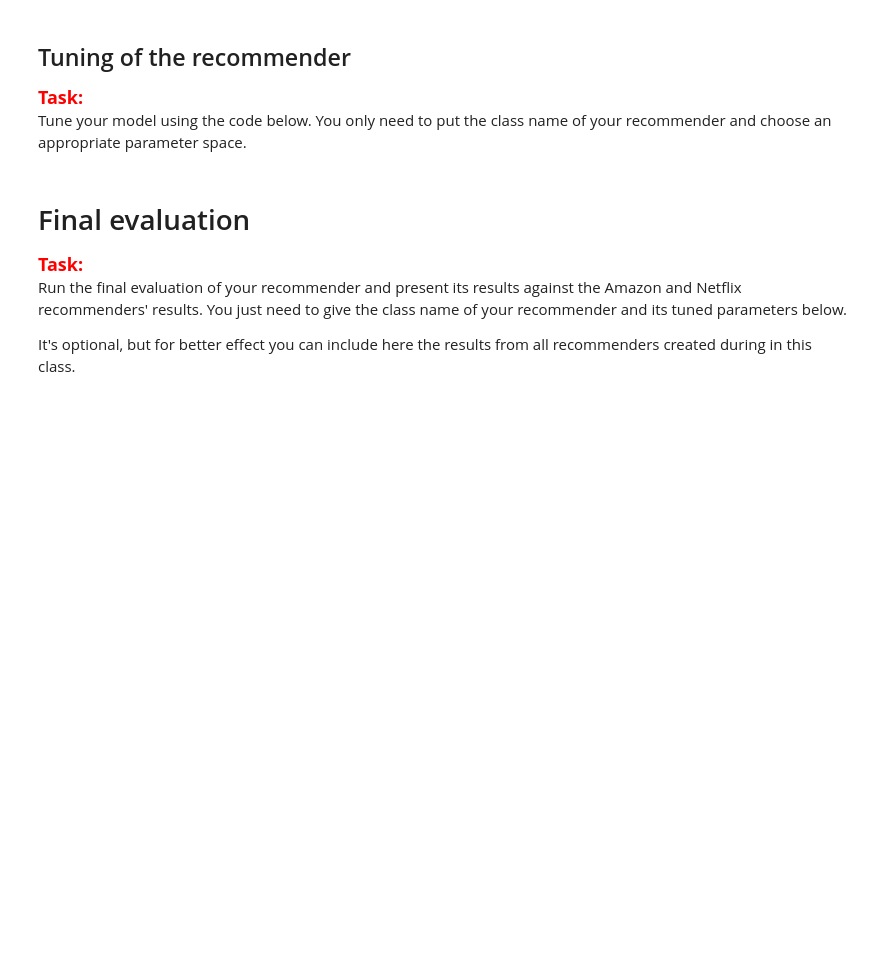
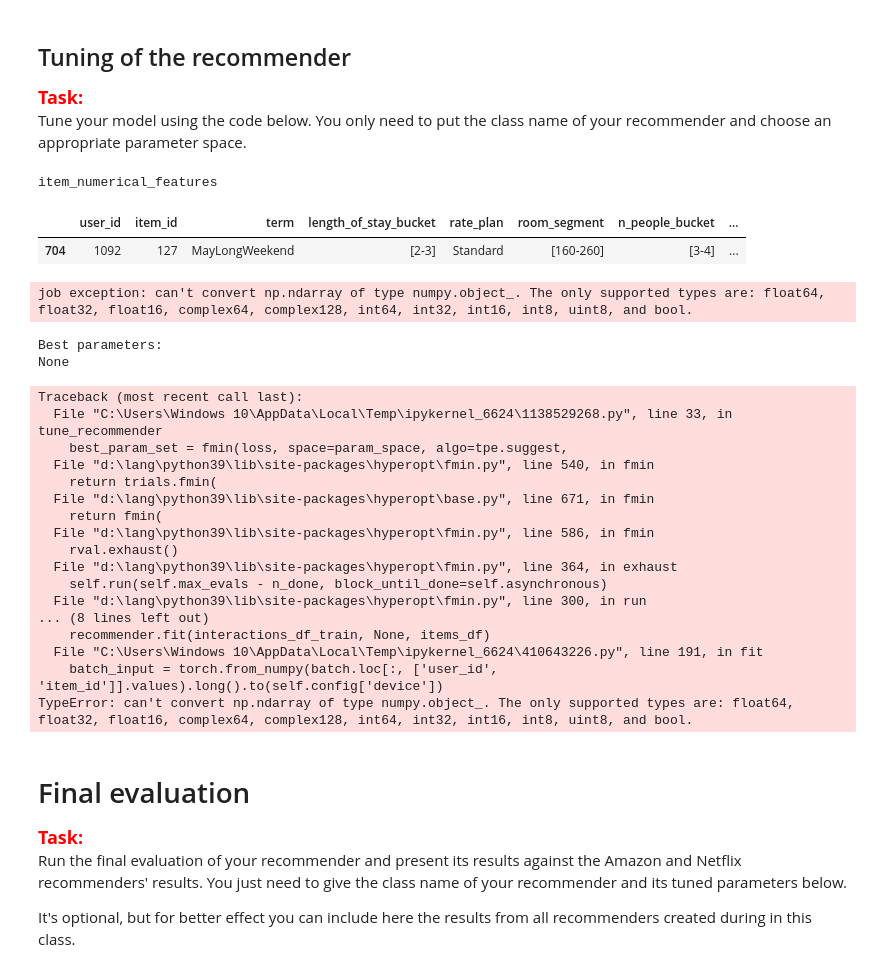
Before and after one commit to kabix09/NeuralNetworkHotelRecommender, a Jupyter notebook: project_2_recommender_and_evaluation.ipynb, the cells around one changed output. Saved outputs shown, nothing was run; the diff lists cells and outputs as text; code cells hidden in the pictures; blank space fills up the shorter version.

```diff
--- a/project_2_recommender_and_evaluation.ipynb
+++ b/project_2_recommender_and_evaluation.ipynb
@@ -1145,14 +1142,45 @@ def tune_recommender(recommender_class, interactions_df, items_df,
 Tune your model using the code below. You only need to put the class name of your recommender and choose an appropriate parameter space.
 # %%
 param_space = {
-    'n_neg_per_pos': hp.quniform('n_neg_per_pos', 1, 10, 1)
+    'n_neg_per_pos': hp.quniform('n_neg_per_pos', 1, 15, 3),
+    'params_config': {
+        'n_epochs': hp.quniform('n_epochs', 5, 30, 5),
+        'batch_size': hp.quniform('batch_size', 120, 300, 10),
+        'learning_rate': hp.quniform('learning_rate', 0.0001, 0.01, 0.0001)
+        #'n_neurons': hp.quniform('n_neurons', 50, 150, 10)
+    }
+
 }
 
 best_param_set = tune_recommender(NNRecommender, interactions_df, items_df,
                                   param_space, max_evals=10, show_progressbar=True, seed=seed)
 
 print("Best parameters:")
 print(best_param_set)
+# %% [output]
+item_numerical_features
+|  | user_id | item_id | term | length_of_stay_bucket | rate_plan | room_segment | n_people_bucket | ... |
+| 704 | 1092 | 127 | MayLongWeekend | [2-3] | Standard | [160-260] | [3-4] | ... |
+job exception: can't convert np.ndarray of type numpy.object_. The only supported types are: float64, float32, float16, complex64, complex128, int64, int32, int16, int8, uint8, and bool.
+Best parameters:
+None
+Traceback (most recent call last):
+  File "C:\Users\Windows 10\AppData\Local\Temp\ipykernel_6624\1138529268.py", line 33, in tune_recommender
+    best_param_set = fmin(loss, space=param_space, algo=tpe.suggest,
+  File "d:\lang\python39\lib\site-packages\hyperopt\fmin.py", line 540, in fmin
+    return trials.fmin(
+  File "d:\lang\python39\lib\site-packages\hyperopt\base.py", line 671, in fmin
+    return fmin(
+  File "d:\lang\python39\lib\site-packages\hyperopt\fmin.py", line 586, in fmin
+    rval.exhaust()
+  File "d:\lang\python39\lib\site-packages\hyperopt\fmin.py", line 364, in exhaust
+    self.run(self.max_evals - n_done, block_until_done=self.asynchronous)
+  File "d:\lang\python39\lib\site-packages\hyperopt\fmin.py", line 300, in run
+... (8 lines left out)
+    recommender.fit(interactions_df_train, None, items_df)
+  File "C:\Users\Windows 10\AppData\Local\Temp\ipykernel_6624\410643226.py", line 191, in fit
+    batch_input = torch.from_numpy(batch.loc[:, ['user_id', 'item_id']].values).long().to(self.config['device'])
+TypeError: can't convert np.ndarray of type numpy.object_. The only supported types are: float64, float32, float16, complex64, complex128, int64, int32, int16, int8, uint8, and bool.
 # %% [markdown]
 # Final evaluation
 
```
Also changed, not shown: parts of 3 cells of this notebook.
